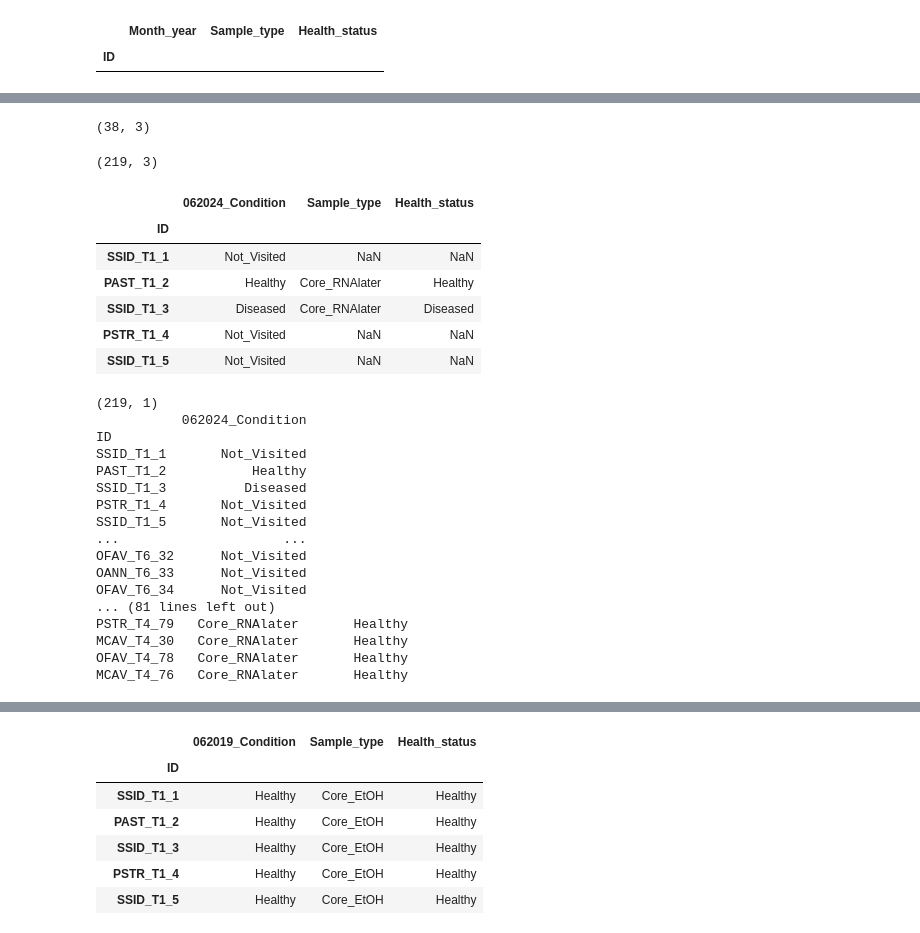
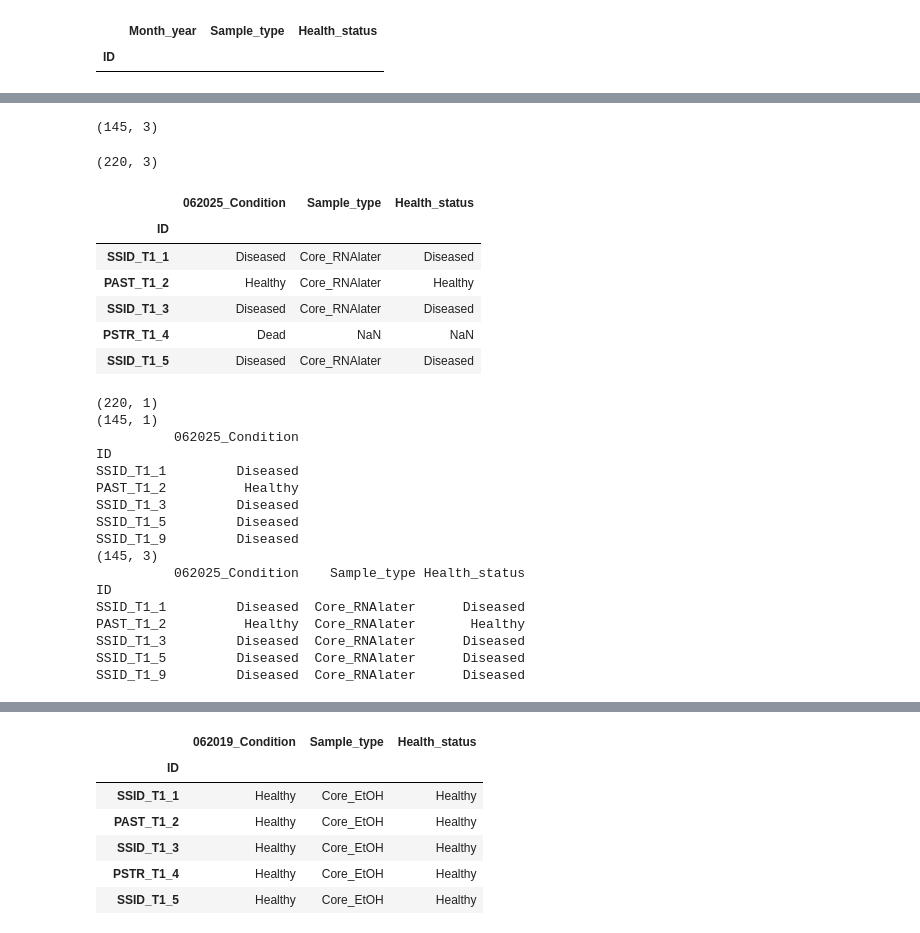
Before and after one commit to brookewicz/Code_notebook, a Jupyter notebook: QA_QC/DataCheck.ipynb, the cells around one changed output, grey strips where cells are left out. Drawn from its saved outputs; the diff is of its cells as text; code cells hidden in the pictures.

Commit message:
rerun checks with 2025 data

```diff
--- a/QA_QC/DataCheck.ipynb
+++ b/QA_QC/DataCheck.ipynb
@@ -24,6 +24,6 @@ os.getcwd()
 # %%
 # upload sample data
-sample_data=pd.read_csv('/project/pi_sarah_gignouxwolfsohn_uml_edu/brooke/metadata/CBC_samples.csv',index_col="Tubelabel_species")
+sample_data=pd.read_csv('/Users/brookesienkiewicz/Documents/sctld/SCTLD_samples/Sample_Data/CBC_samples.csv',index_col="Tubelabel_species")
 # %%
 # convert dates to str
 sample_data['Month_year'] = sample_data['Month_year'].astype(str)
@@ -49,7 +49,7 @@ sample_data.head()
 5 rows × 21 columns
 # %%
 # upload colony data
-colony_data=pd.read_csv('/project/pi_sarah_gignouxwolfsohn_uml_edu/brooke/metadata/CBC_ColonyData.csv')
+colony_data=pd.read_csv('/Users/brookesienkiewicz/Documents/sctld/SCTLD_samples/Sample_Data/CBC_ColonyData.csv')
 # %%
 # convert integers to strings
 colony_data['NewTagNum'] = colony_data['NewTagNum'].astype(str)
@@ -217,46 +257,48 @@ for date in dates:
 # %%
 # right now, manually look at each date...going to add all non-sampled into one df for easy viewing
-# also want to: sum up alive and visited corals and number of samples taken from each individual colony
-dataframes_dict['062024_samples'].shape
 # %% [output]
-(38, 3)
+(145, 3)
 # %%
-print(dataframes_dict['062024_all'].shape)
-dataframes_dict['062024_all'].head()
+print(dataframes_dict['062025_all'].shape)
+dataframes_dict['062025_all'].head()
 # %% [output]
-(219, 3)
+(220, 3)
-|  | 062024_Condition | Sample_type | Health_status |
+|  | 062025_Condition | Sample_type | Health_status |
 | ID |  |  |  |
-| SSID_T1_1 | Not_Visited | NaN | NaN |
+| SSID_T1_1 | Diseased | Core_RNAlater | Diseased |
 | PAST_T1_2 | Healthy | Core_RNAlater | Healthy |
 | SSID_T1_3 | Diseased | Core_RNAlater | Diseased |
-| PSTR_T1_4 | Not_Visited | NaN | NaN |
-| SSID_T1_5 | Not_Visited | NaN | NaN |
+| PSTR_T1_4 | Dead | NaN | NaN |
+| SSID_T1_5 | Diseased | Core_RNAlater | Diseased |
 # %%
-print(dataframes_dict['062024'].shape)
-print(dataframes_dict['062024'])
-print(dataframes_dict['062024_visited'].shape)
-print(dataframes_dict['062024_visited'])
-print(sample_health.shape)
-print(sample_health)
+# total num of colonies
+print(dataframes_dict['062025'].shape)
+
+# visited colonies per date
+print(dataframes_dict['062025_visited'].shape)
+print(dataframes_dict['062025_visited'].head())
+
+# number of samples per date
+print(dataframes_dict['062025_samples'].shape)
+print(dataframes_dict['062025_samples'].head())
 # %% [output]
-(219, 1)
-           062024_Condition
+(220, 1)
+(145, 1)
+          062025_Condition
 ID
-SSID_T1_1       Not_Visited
-PAST_T1_2           Healthy
-SSID_T1_3          Diseased
-PSTR_T1_4       Not_Visited
-SSID_T1_5       Not_Visited
-...                     ...
-OFAV_T6_32      Not_Visited
-OANN_T6_33      Not_Visited
-OFAV_T6_34      Not_Visited
-... (81 lines left out)
-PSTR_T4_79   Core_RNAlater       Healthy
-MCAV_T4_30   Core_RNAlater       Healthy
-OFAV_T4_78   Core_RNAlater       Healthy
-MCAV_T4_76   Core_RNAlater       Healthy
+SSID_T1_1         Diseased
+PAST_T1_2          Healthy
+SSID_T1_3         Diseased
+SSID_T1_5         Diseased
+SSID_T1_9         Diseased
+(145, 3)
+          062025_Condition    Sample_type Health_status
+ID
+SSID_T1_1         Diseased  Core_RNAlater      Diseased
+PAST_T1_2          Healthy  Core_RNAlater       Healthy
+SSID_T1_3         Diseased  Core_RNAlater      Diseased
+SSID_T1_5         Diseased  Core_RNAlater      Diseased
+SSID_T1_9         Diseased  Core_RNAlater      Diseased
 # %%
 # cycle thru samples dicts and view any mismatches
 # Initialize a list to store mismatches
```
Also changed, not shown: parts of 14 cells of this notebook.
